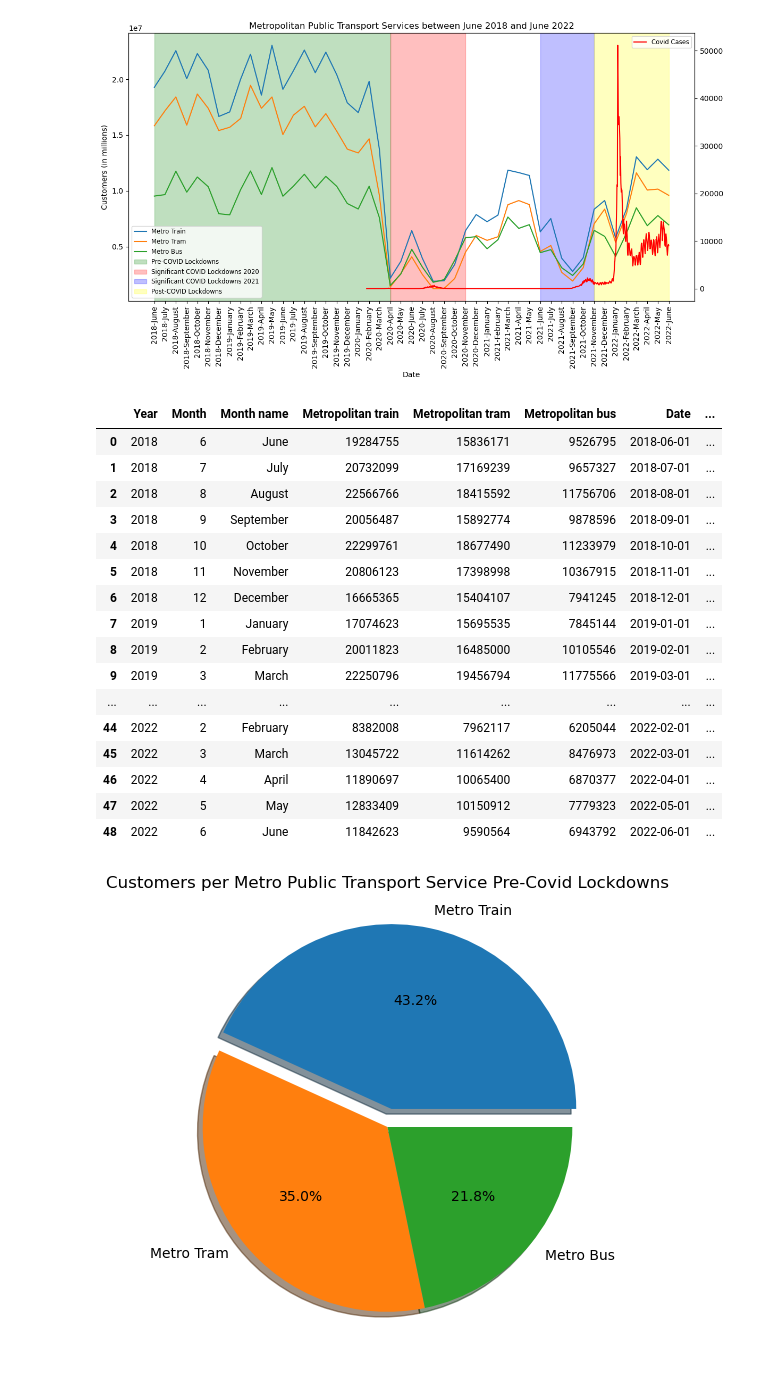
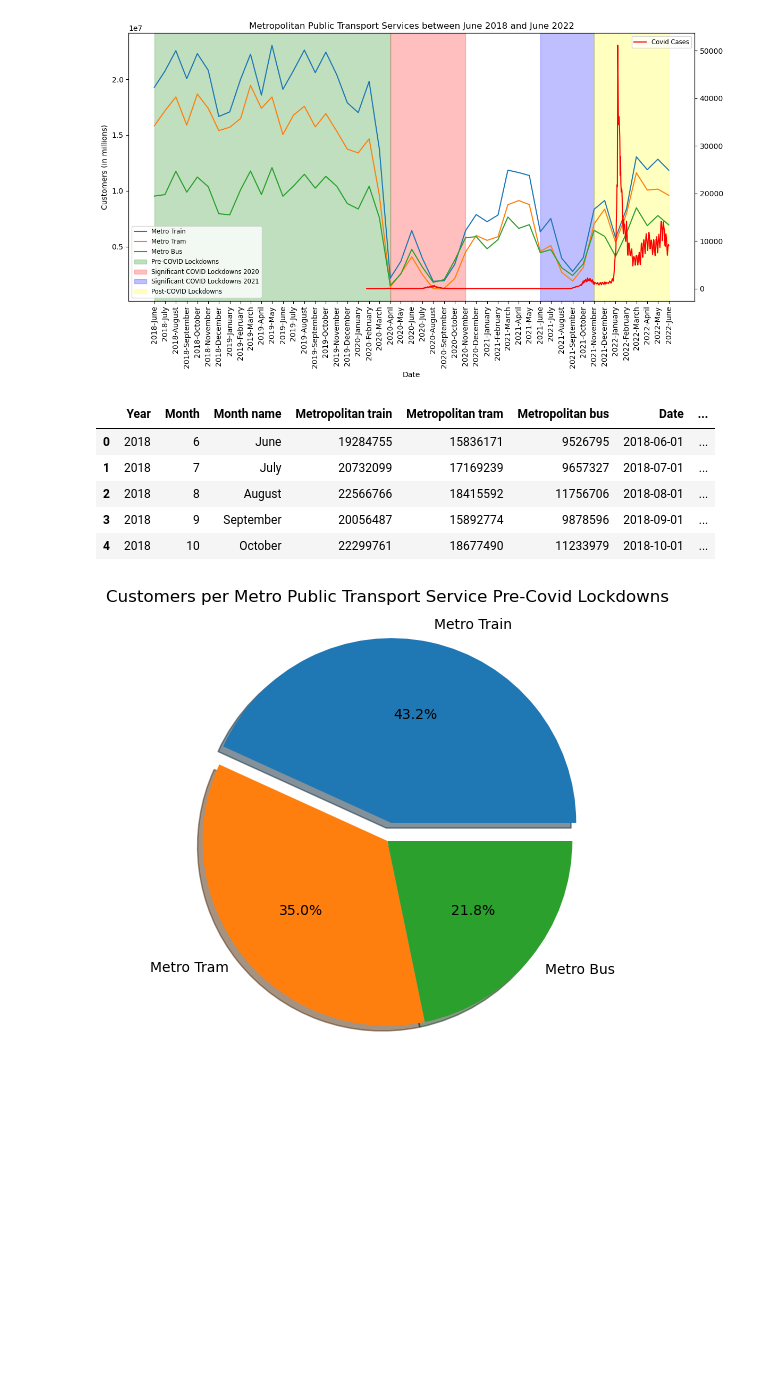
Before and after one commit to hendaman/project-1-challenge, a Jupyter notebook: Question-2-Henry/PublicTransportModes.ipynb, the cells around one changed output. Drawn from its saved outputs; the diff is of its cells as text; code cells hidden in the pictures; blank space fills up the shorter version.

```diff
--- a/Question-2-Henry/PublicTransportModes.ipynb
+++ b/Question-2-Henry/PublicTransportModes.ipynb
@@ -145,26 +116,15 @@ plt.show()
 # %%
 # Create a month counter to easily establish before and after points for the Covid timeline
 monthly_pt_df["Month Counter"] = 1
 for i in range(1, len(monthly_pt_df)):
      monthly_pt_df.loc[i, 'Month Counter'] = monthly_pt_df.loc[i-1, 'Month Counter'] + 1
 
-monthly_pt_df
+monthly_pt_df.head()
 # %% [output]
 |  | Year | Month | Month name | Metropolitan train | Metropolitan tram | Metropolitan bus | Date | ... |
 | 0 | 2018 | 6 | June | 19284755 | 15836171 | 9526795 | 2018-06-01 | ... |
 | 1 | 2018 | 7 | July | 20732099 | 17169239 | 9657327 | 2018-07-01 | ... |
 | 2 | 2018 | 8 | August | 22566766 | 18415592 | 11756706 | 2018-08-01 | ... |
 | 3 | 2018 | 9 | September | 20056487 | 15892774 | 9878596 | 2018-09-01 | ... |
 | 4 | 2018 | 10 | October | 22299761 | 18677490 | 11233979 | 2018-10-01 | ... |
-| 5 | 2018 | 11 | November | 20806123 | 17398998 | 10367915 | 2018-11-01 | ... |
-| 6 | 2018 | 12 | December | 16665365 | 15404107 | 7941245 | 2018-12-01 | ... |
-| 7 | 2019 | 1 | January | 17074623 | 15695535 | 7845144 | 2019-01-01 | ... |
-| 8 | 2019 | 2 | February | 20011823 | 16485000 | 10105546 | 2019-02-01 | ... |
-| 9 | 2019 | 3 | March | 22250796 | 19456794 | 11775566 | 2019-03-01 | ... |
-| ... | ... | ... | ... | ... | ... | ... | ... | ... |
-| 44 | 2022 | 2 | February | 8382008 | 7962117 | 6205044 | 2022-02-01 | ... |
-| 45 | 2022 | 3 | March | 13045722 | 11614262 | 8476973 | 2022-03-01 | ... |
-| 46 | 2022 | 4 | April | 11890697 | 10065400 | 6870377 | 2022-04-01 | ... |
-| 47 | 2022 | 5 | May | 12833409 | 10150912 | 7779323 | 2022-05-01 | ... |
-| 48 | 2022 | 6 | June | 11842623 | 9590564 | 6943792 | 2022-06-01 | ... |
 # %%
```
Also changed, not shown: parts of 12 cells of this notebook, 2 other files.
